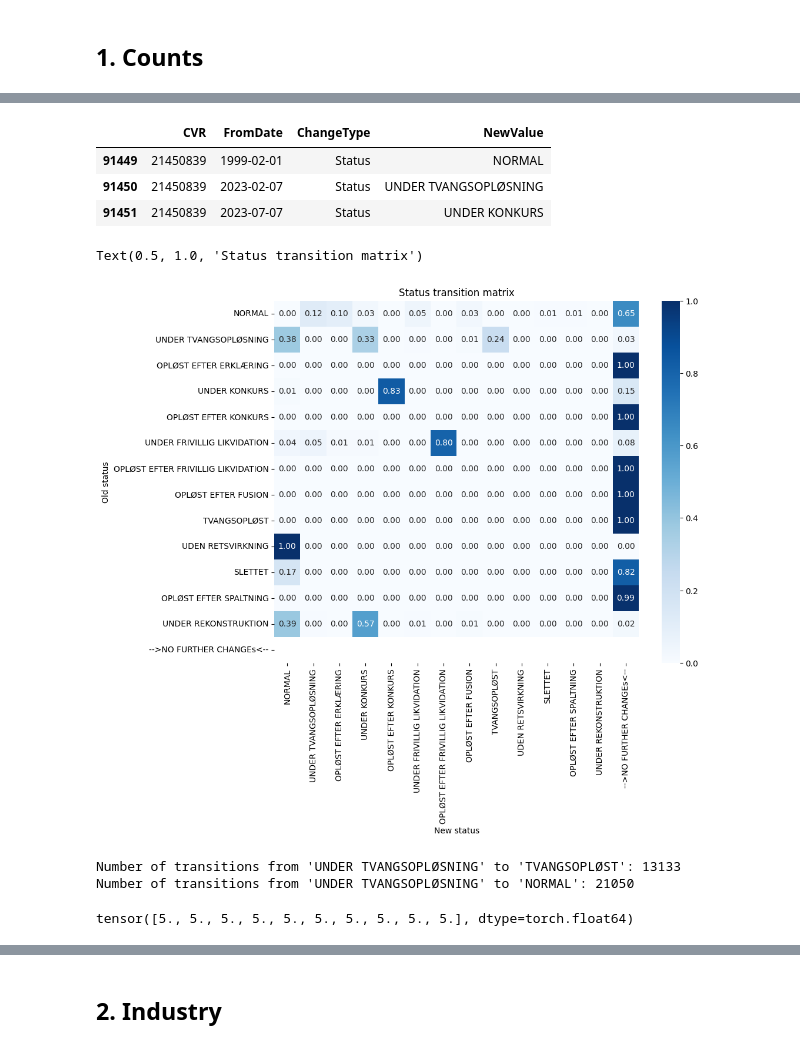
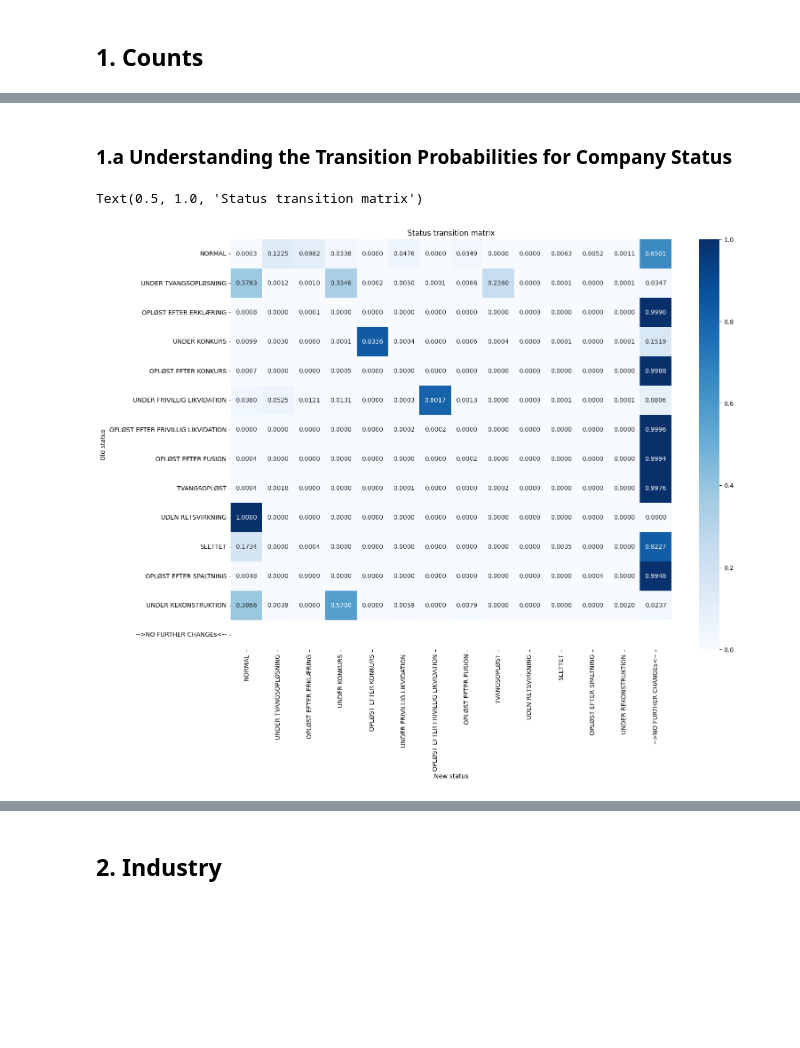
Before and after one commit to annabramsloew/company2vec, a Jupyter notebook: Notebooks/exploratory_analysis.ipynb, the cells around one changed output, grey strips where cells are left out. Saved outputs shown, nothing was run; the diff lists cells and outputs as text; code cells hidden in the pictures; blank space fills up the shorter version.

```diff
--- a/Notebooks/exploratory_analysis.ipynb
+++ b/Notebooks/exploratory_analysis.ipynb
@@ -66,5 +69,9 @@ import matplotlib.pyplot as plt
 import seaborn as sns
 import os
 from pathlib import Path
+import datetime
 
-DATA_ROOT = Path.home() / "Library" / "CloudStorage" / "OneDrive-DanmarksTekniskeUniversitet" / "Virk2Vec" / "data"
+if Path.home().name == "nikolaibeckjensen":
+    DATA_ROOT = Path.home() / "Library" / "CloudStorage" / "OneDrive-DanmarksTekniskeUniversitet" / "Virk2Vec" / "data"
+elif Path.home().name == "annabramslow":
+    DATA_ROOT = Path.home() / "Library" / "CloudStorage" / "OneDrive-DanmarksTekniskeUniversitet(2)" / "Virk2Vec" / "data"
@@ -99,9 +77,0 @@ df.loc[df.index == 20853786]
-# %%
-folder = '/Users/nikolaibeckjensen/Library/CloudStorage/OneDrive-DanmarksTekniskeUniversitet/Virk2Vec/data/Tables/Financials'
-files = [file for file in os.listdir(folder) if file.endswith('.csv')]
-for file in files:
-    data = pd.read_csv(os.path.join(folder, file), index_col=0)
-
-    if len(data.loc[data.CVR == 20853786]) > 0:
-        print(file)
-        break
@@ -128,8 +89,0 @@ df_distress = registrations.loc[registrations.NewValue.isin(distress_types)]
-# %%
-cvr = df_distress.sample().CVR.item()
-registrations.loc[registrations.CVR == cvr]
-# %% [output]
-|  | CVR | FromDate | ChangeType | NewValue |
-| 91449 | 21450839 | 1999-02-01 | Status | NORMAL |
-| 91450 | 21450839 | 2023-02-07 | Status | UNDER TVANGSOPLØSNING |
-| 91451 | 21450839 | 2023-07-07 | Status | UNDER KONKURS |
@@ -138,6 +120,8 @@ registrations.loc[registrations.CVR == cvr]
 df_list = registrations.groupby('CVR').NewValue.apply(list)
 status_changes = df_list.tolist()
 status_changes = [status_change + ["-->NO FURTHER CHANGEs<--"] for status_change in status_changes]
+# %% [markdown]
+### 1.a Understanding the Transition Probabilities for Company Status
 # %%
 #status_types = ["NORMAL"] + bankrupt_types + distress_types
 status_types = registrations.NewValue.value_counts(normalize=True).index[:13].tolist() + ["-->NO FURTHER CHANGEs<--"]
@@ -166,34 +150,11 @@ for i, status1 in enumerate(status_types):
 transition_probabilities = status_matrix / status_matrix.sum(axis=1, keepdims=True)
 # %%
 # plot the matrix using seaborn
-plt.figure(figsize=(10, 8))
-sns.heatmap(transition_probabilities, annot=True, xticklabels=status_types, yticklabels=status_types, fmt=".2f", cmap="Blues")
+plt.figure(figsize=(16, 12))
+sns.heatmap(transition_probabilities, annot=True, xticklabels=status_types, yticklabels=status_types, fmt=".4f", cmap="Blues")
 plt.xlabel('New status')
 plt.ylabel('Old status')
 plt.title('Status transition matrix')
 # %% [output]
 Text(0.5, 1.0, 'Status transition matrix')
-[figure, old version]
+[figure, new version]
-# %%
-
-
-
-
-
-transition_count_UT_T = sum(
-    1 for status_list in status_changes
-    for i in range(len(status_list) - 1)
-    if status_list[i] == 'UNDER TVANGSOPLØSNING' and status_list[i + 1] == 'TVANGSOPLØST'
-)
-
-transition_count_UT_N = sum(
-    1 for status_list in status_changes
-    for i in range(len(status_list) - 1)
-    if status_list[i] == 'UNDER TVANGSOPLØSNING' and status_list[i + 1] == 'NORMAL'
-)
-
-print(f"Number of transitions from 'UNDER TVANGSOPLØSNING' to 'TVANGSOPLØST': {transition_count_UT_T}")
-print(f"Number of transitions from 'UNDER TVANGSOPLØSNING' to 'NORMAL': {transition_count_UT_N}")
-# %% [output]
-Number of transitions from 'UNDER TVANGSOPLØSNING' to 'TVANGSOPLØST': 13133
-Number of transitions from 'UNDER TVANGSOPLØSNING' to 'NORMAL': 21050
@@ -213,7 +160,0 @@ import torch
-# %%
-x = torch.tensor(np.ones((10,3)))
-
-
-torch.full_like(x[:, 2], 5)
-# %% [output]
-tensor([5., 5., 5., 5., 5., 5., 5., 5., 5., 5.], dtype=torch.float64)
```
Also changed, not shown: parts of 81 cells of this notebook.
